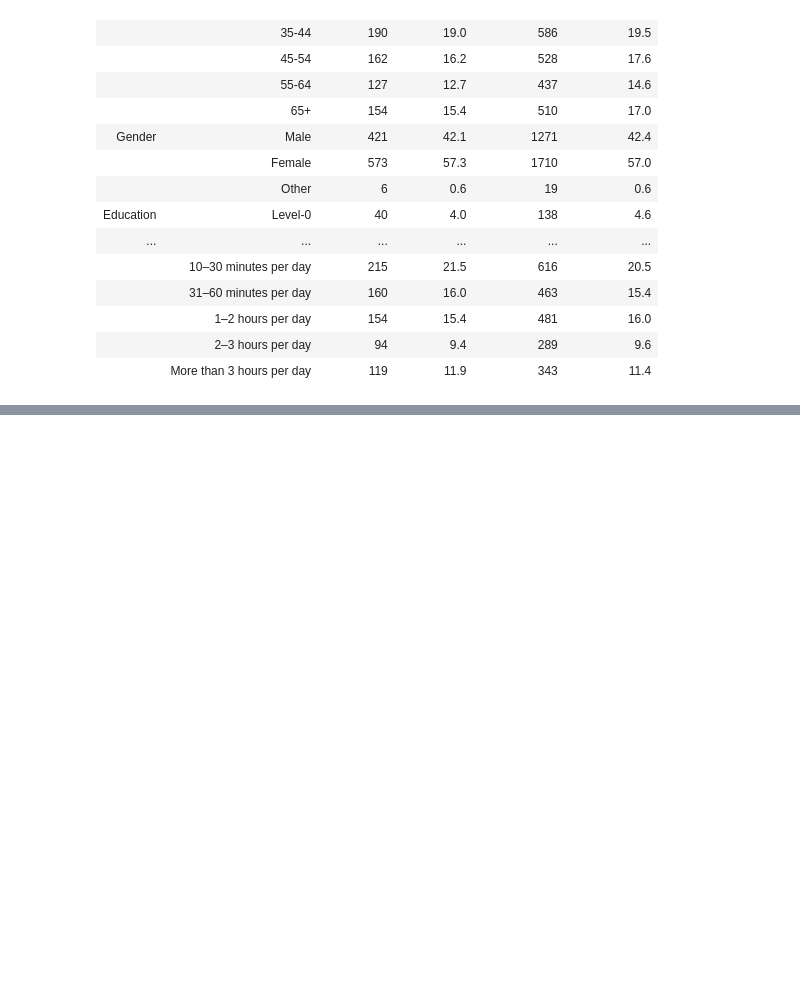
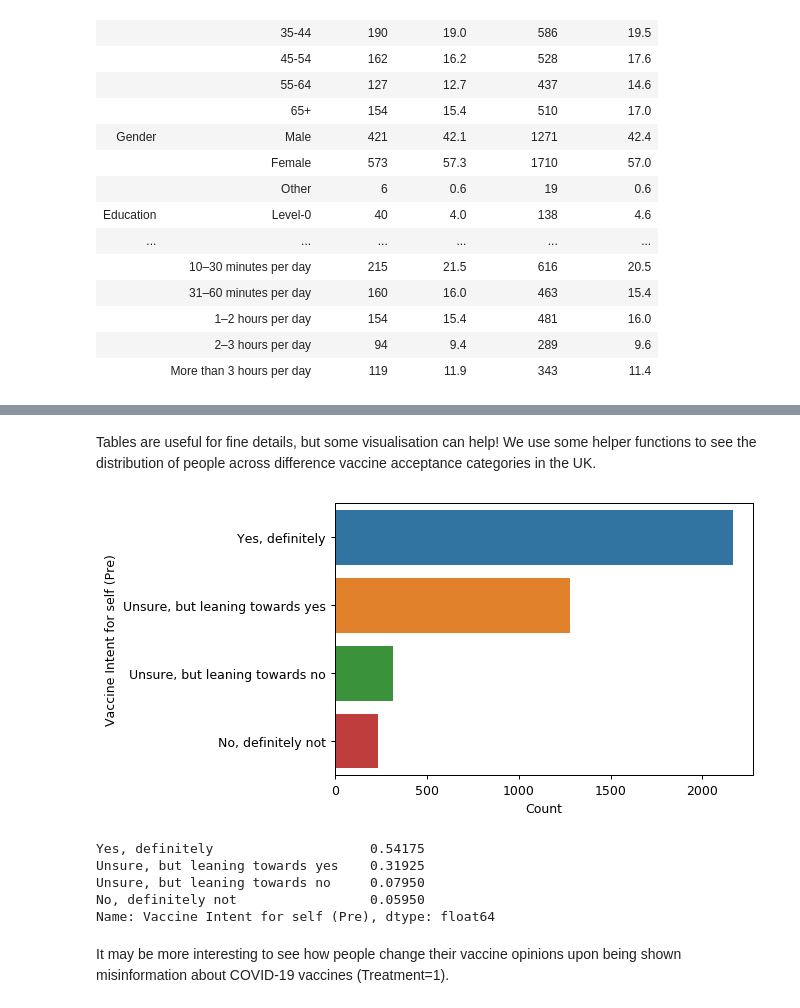
Before and after one commit to sloomba/covid19-misinfo, a Jupyter notebook: import_data.ipynb, the cells around one changed output, grey strips where cells are left out. Cells and saved outputs as stored; diff of their text form; code cells hidden in the pictures; blank space fills up the shorter version.

```diff
--- a/import_data.ipynb
+++ b/import_data.ipynb
@@ -413 +94,14 @@ count_attribute(df, 'QCOVSELF', 'Country', dd=dd)
+# %% [markdown]
+Tables are useful for fine details, but some visualisation can help! We use some helper functions to see the distribution of people across difference vaccine acceptance categories in the UK.
+# %%
+count_attribute(df_uk, 'Vaccine Intent for self (Pre)', dd=dd_uk, norm=True, plot=True)
+# %% [output]
+[figure, added]
+Yes, definitely                    0.54175
+Unsure, but leaning towards yes    0.31925
+Unsure, but leaning towards no     0.07950
+No, definitely not                 0.05950
+Name: Vaccine Intent for self (Pre), dtype: float64
+# %% [markdown]
+It may be more interesting to see how people change their vaccine opinions upon being shown misinformation about COVID-19 vaccines (Treatment=1).
 # %%
```
Also changed, not shown: parts of 30 cells of this notebook, 1 other file.
